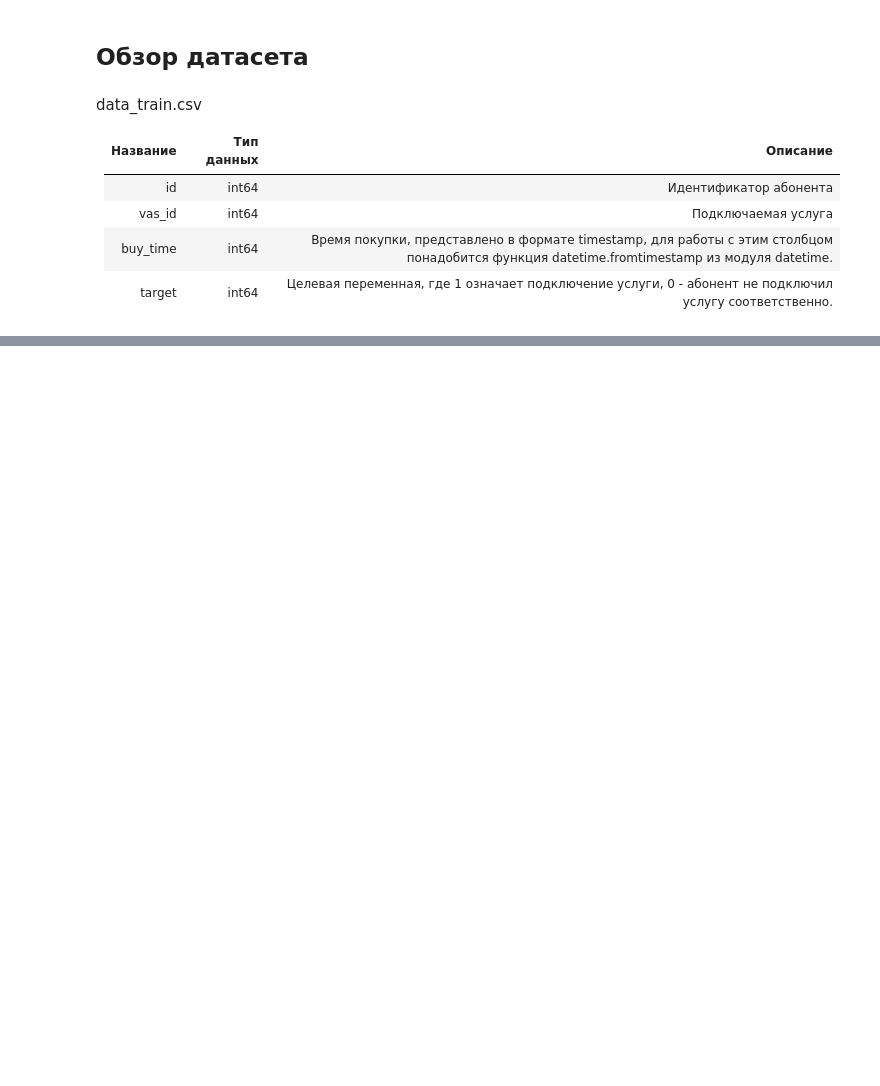
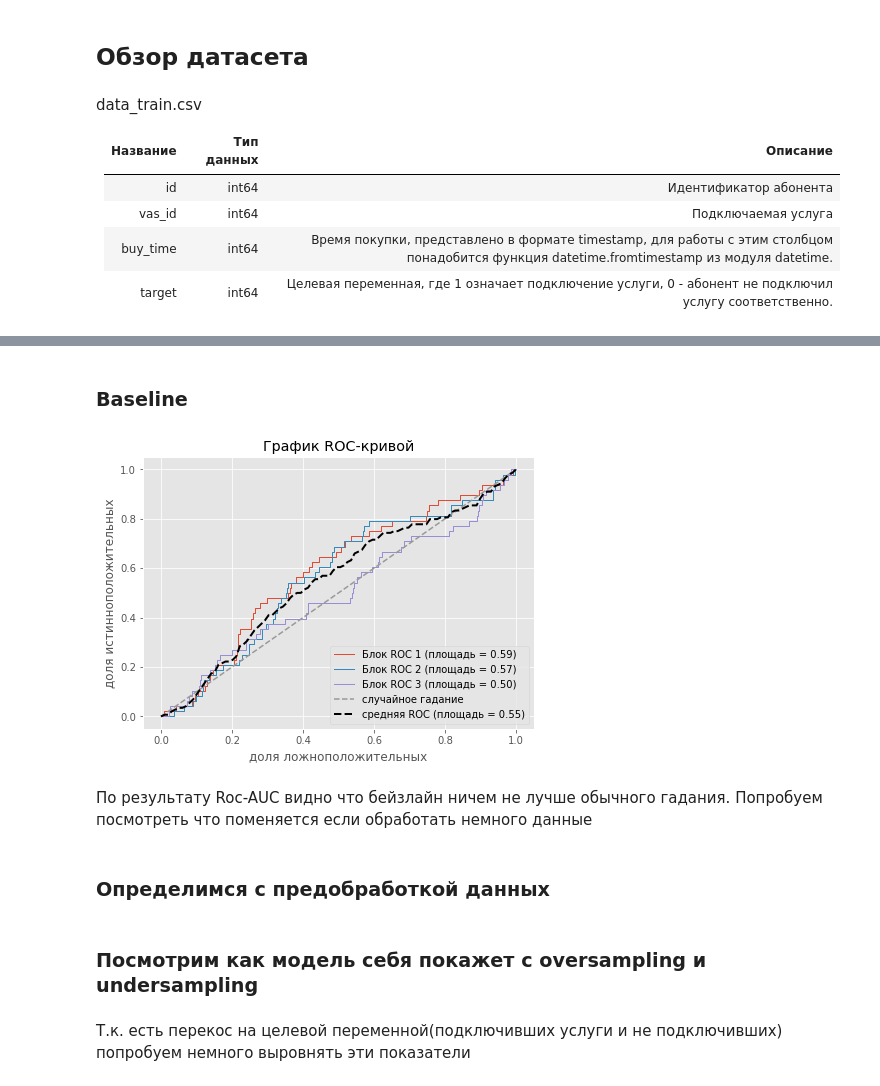
Before and after one commit to PapaCarloSap/AiLessonHomework, a Jupyter notebook: Megafon/Course_project/project.ipynb, the cells around one changed output, grey strips where cells are left out. Cells and saved outputs as stored; diff of their text form; code cells hidden in the pictures; blank space fills up the shorter version.

```diff
--- a/Megafon/Course_project/project.ipynb
+++ b/Megafon/Course_project/project.ipynb
@@ -37,0 +137,5 @@ memory usage: 31.7 MB
+# %%
+def model_research(name_estimator:str, estimator: Pipeline, df_x:pd.DataFrame, df_y:pd.Series):
+    estimator.fit(df_x, df_y)
+    y_pred = estimator.predict_proba(X_test)[:,1]
+    metric_manager.apply(name_estimator, y_test, y_pred)
@@ -37,0 +151,16 @@ memory usage: 31.7 MB
+# %% [markdown]
+### Baseline
+# %%
+bl_estimator = Pipeline([
+    ('log_reg', LogisticRegression(random_state=RANDOM_STATE, n_jobs=-1))
+])
+if RUN_BASELINE: model_research(BL_MODEL_NAME, bl_estimator, X_train, y_train)
+
+# значение метрики на кросс-валидации
+if RUN_CROSS_VALID: show_roc_auc(X_train, y_train, bl_estimator)
+# %% [output]
+[figure, added]
+# %% [markdown]
+По результату Roc-AUC видно что бейзлайн ничем не лучше обычного гадания. Попробуем посмотреть что поменяется если обработать немного данные
+# %% [markdown]
+### Определимся с предобработкой данных
@@ -37,0 +187,4 @@ memory usage: 31.7 MB
+# %% [markdown]
+### Посмотрим как модель себя покажет с oversampling и undersampling
+# %% [markdown]
+Т.к. есть перекос на целевой переменной(подключивших услуги и не подключивших) попробуем немного выровнять эти показатели
```
Also changed, not shown: parts of 46 cells of this notebook, 9 other files.
